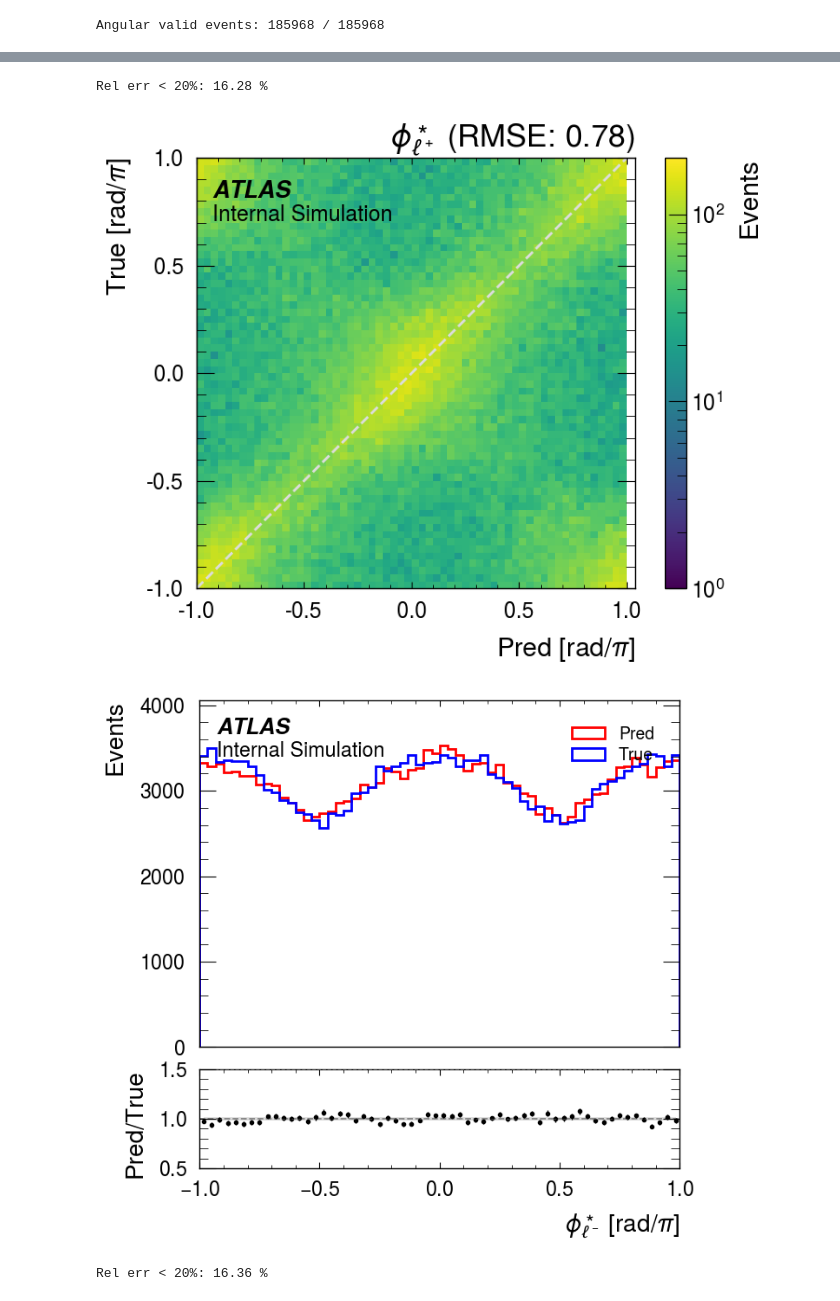
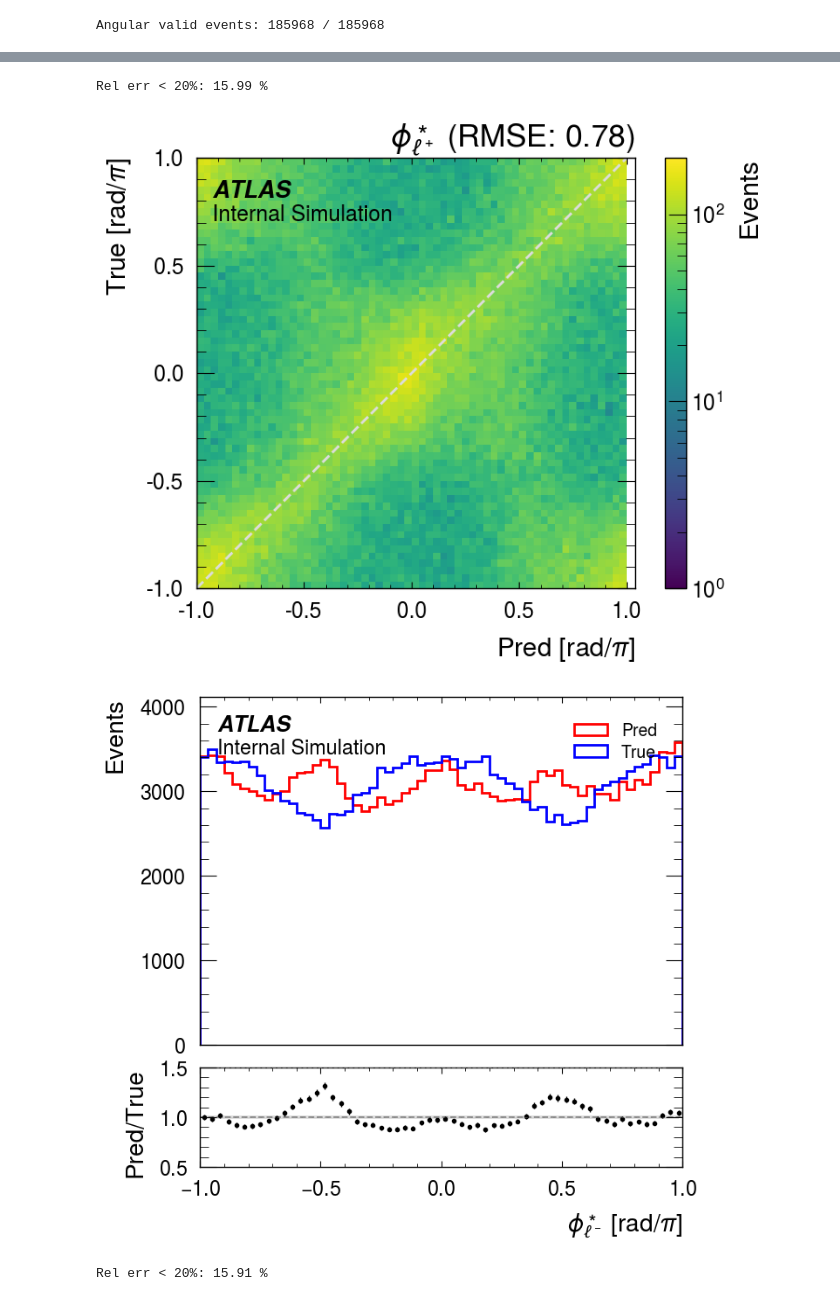
Before and after one commit to yygarypeng/ww-pcres, a Jupyter notebook: notebooks/visualize.ipynb, the cells around one changed output, grey strips where cells are left out. Drawn from its saved outputs; the diff is of its cells as text; code cells hidden in the pictures.

```diff
--- a/notebooks/visualize.ipynb
+++ b/notebooks/visualize.ipynb
@@ -682,14 +682,10 @@ def angular_features_like_training(lep_p4, true_w_p4, pred_w_p4, device):
 true_ang, pred_ang, angular_valid = angular_features_like_training(lep_p4, true_w_p4, pred_w_p4, device)
 print(f"Angular valid events: {angular_valid.sum()} / {len(angular_valid)}")
 
-# true_l0_theta_phi = (true_ang[:, 0], true_ang[:, 1], true_ang[:, 2])
-# true_l1_theta_phi = (true_ang[:, 3], true_ang[:, 4], true_ang[:, 5])
-# pred_l0_theta_phi = (pred_ang[:, 0], pred_ang[:, 1], pred_ang[:, 2])
-# pred_l1_theta_phi = (pred_ang[:, 3], pred_ang[:, 4], pred_ang[:, 5])
-true_l0_theta_phi = (true_ang[:, 0], true_ang[:, 1])
-true_l1_theta_phi = (true_ang[:, 2], true_ang[:, 3])
-pred_l0_theta_phi = (pred_ang[:, 0], pred_ang[:, 1])
-pred_l1_theta_phi = (pred_ang[:, 2], pred_ang[:, 3])
+true_l0_theta_phi = (true_ang[:, 0], np.sin(true_ang[:, 1]), np.cos(true_ang[:, 1]))
+true_l1_theta_phi = (true_ang[:, 2], np.sin(true_ang[:, 3]), np.cos(true_ang[:, 3]))
+pred_l0_theta_phi = (pred_ang[:, 0], np.sin(pred_ang[:, 1]), np.cos(pred_ang[:, 1]))
+pred_l1_theta_phi = (pred_ang[:, 2], np.sin(pred_ang[:, 3]), np.cos(pred_ang[:, 3]))
 # %% [output]
 Angular valid events: 185968 / 185968
 # %%
@@ -827,12 +823,8 @@ Rel err < 20%: 43.02 %
 # %%
-# true_l0_phi = np.arctan2(true_l0_theta_phi[1], true_l0_theta_phi[2])
-# true_l1_phi = np.arctan2(true_l1_theta_phi[1], true_l1_theta_phi[2])
-# pred_l0_phi = np.arctan2(pred_l0_theta_phi[1], pred_l0_theta_phi[2])
-# pred_l1_phi = np.arctan2(pred_l1_theta_phi[1], pred_l1_theta_phi[2])
-true_l0_phi = true_l0_theta_phi[1]
-true_l1_phi = true_l1_theta_phi[1]
-pred_l0_phi = pred_l0_theta_phi[1]
-pred_l1_phi = pred_l1_theta_phi[1]
+true_l0_phi = np.arctan2(true_l0_theta_phi[1], true_l0_theta_phi[2])
+true_l1_phi = np.arctan2(true_l1_theta_phi[1], true_l1_theta_phi[2])
+pred_l0_phi = np.arctan2(pred_l0_theta_phi[1], pred_l0_theta_phi[2])
+pred_l1_phi = np.arctan2(pred_l1_theta_phi[1], pred_l1_theta_phi[2])
 
 plot_1d_hist(pred_l0_phi / np.pi, true_l0_phi / np.pi, r"$\phi^\ast_{\ell^+}$", np.linspace(-1, 1, 61), unit="rad/$\pi$")
 plot_2d_hist(pred_l0_phi / np.pi, true_l0_phi / np.pi, r"$\phi^\ast_{\ell^+}$", np.linspace(-1, 1, 61), log=True, unit="rad/$\pi$", color="black", vmax=2e2)
@@ -843,4 +835,4 @@ plot_2d_hist(pred_l1_phi / np.pi, true_l1_phi / np.pi, r"$\phi^\ast_{\ell^-}$",
-Rel err < 20%: 16.28 %
+Rel err < 20%: 15.99 %
-[figure, old version]
+[figure, new version]
-[figure, old version]
+[figure, new version]
-Rel err < 20%: 16.36 %
+Rel err < 20%: 15.91 %
```
Also changed, not shown: parts of 22 cells of this notebook, 26 other files.
